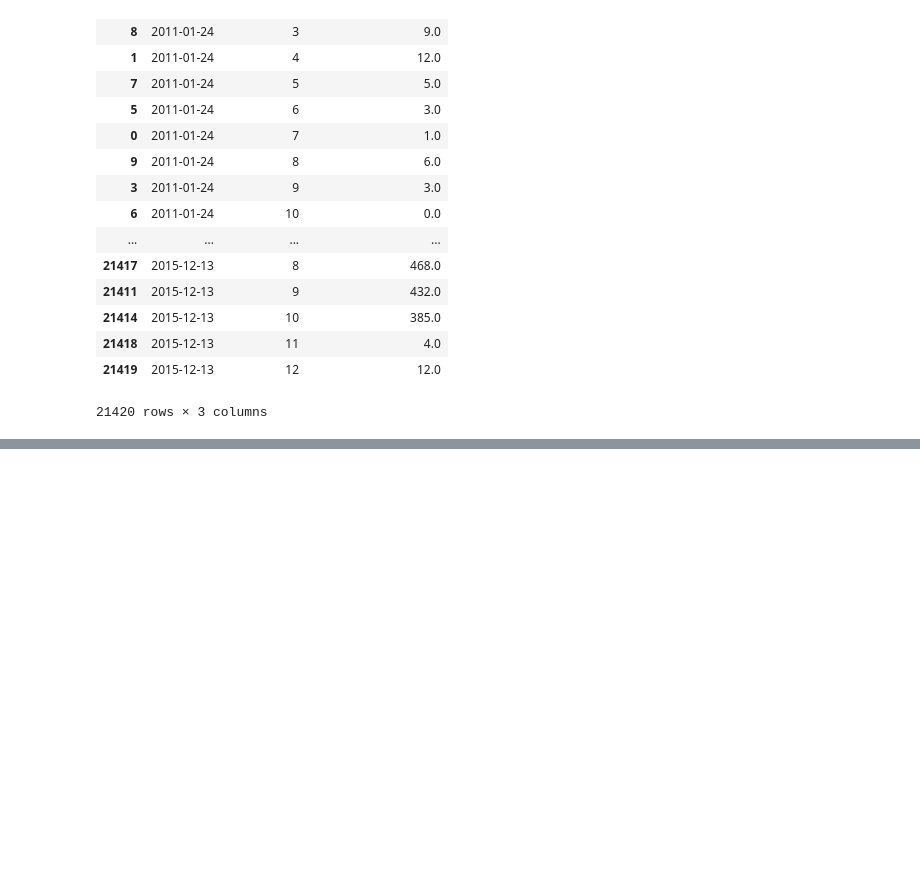
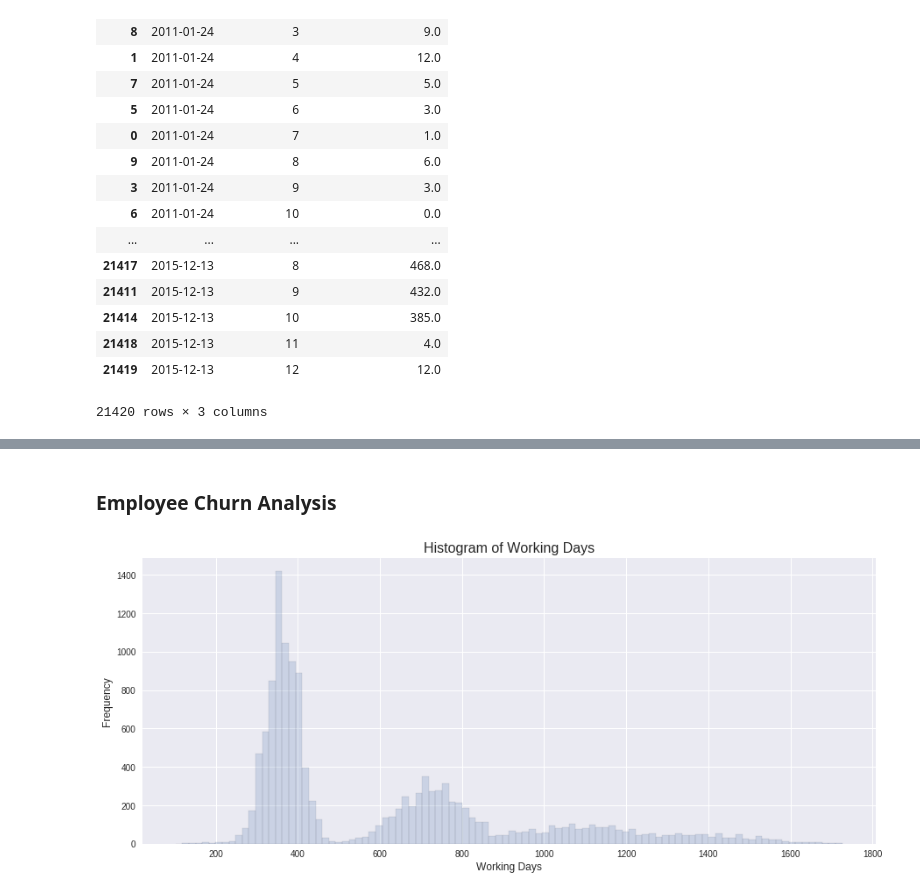
Before and after one commit to yutsai84/Datachallenge, a Jupyter notebook: Employee Retention.ipynb, the cells around one changed output, grey strips where cells are left out. Drawn from its saved outputs; the diff is of its cells as text; code cells hidden in the pictures; blank space fills up the shorter version.

```diff
--- a/Employee Retention.ipynb
+++ b/Employee Retention.ipynb
@@ -360,0 +361,4 @@ headcount_final
+# %%
+data = pd.read_csv('employee_retention_data.csv', parse_dates=['join_date', 'quit_date'])
+data = data[data['seniority'] <= 30]
+data.info()
@@ -360,0 +416,16 @@ headcount_final
+# %% [markdown]
+### Employee Churn Analysis
+# %%
+quit_data = data[~data['quit_date'].isnull()]
+stay_data = data[data['quit_date'].isnull()]
+work_days = np.array(list(map(lambda x: x.days, quit_data['quit_date'] - quit_data['join_date'])))
+
+hist_kws = {'histtype': 'bar', 'edgecolor': 'black', 'alpha': 0.2}
+fig, ax = plt.subplots(figsize = (15, 6))
+sns.distplot(work_days, bins = 100, kde = False, ax = ax, hist_kws = hist_kws)
+ax.set_title('Histogram of Working Days', fontsize = 16)
+ax.set_xlabel('Working Days', fontsize = 12)
+ax.set_ylabel('Frequency', fontsize = 12)
+plt.show()
+# %% [output]
+[figure, added]
```
Also changed, not shown: parts of 29 cells of this notebook.
